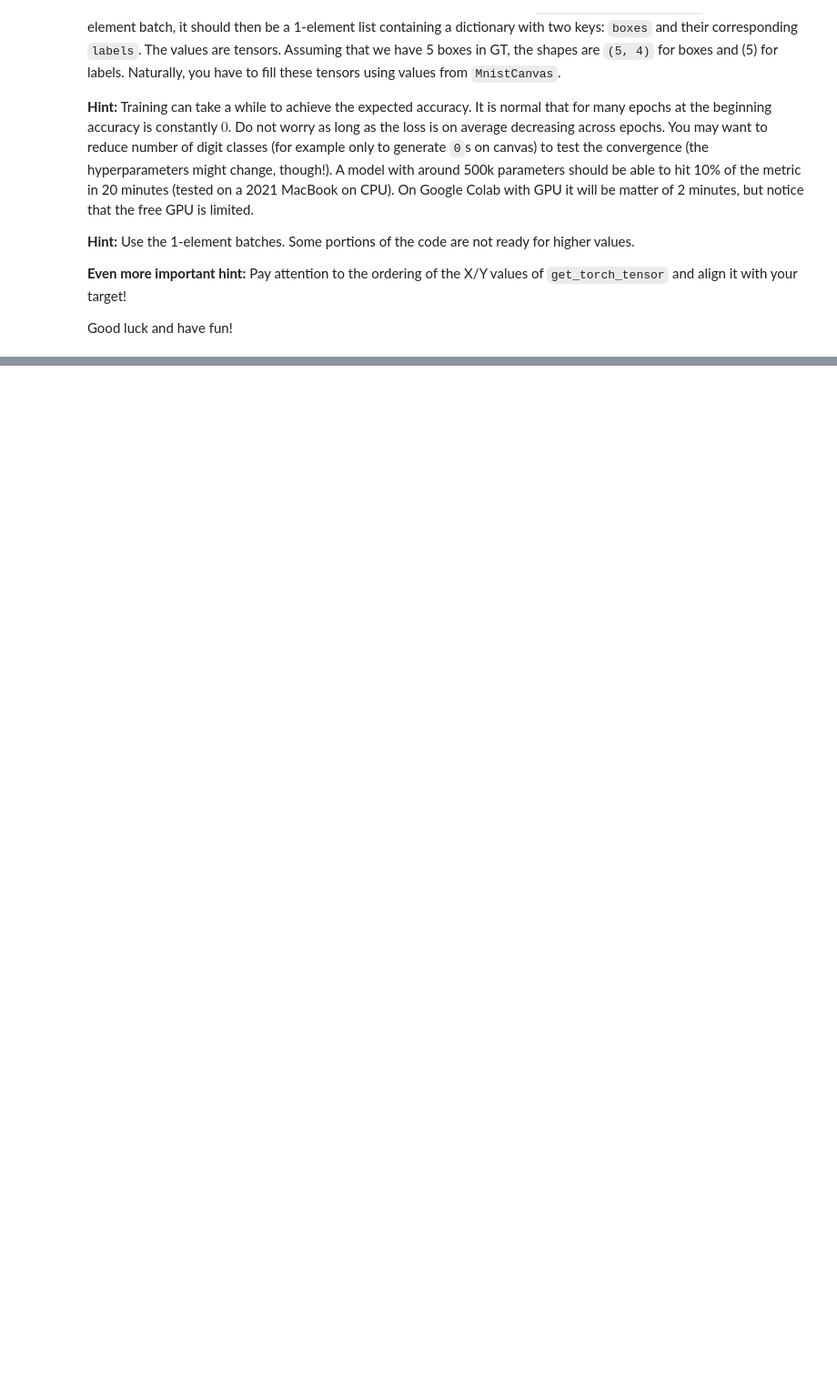
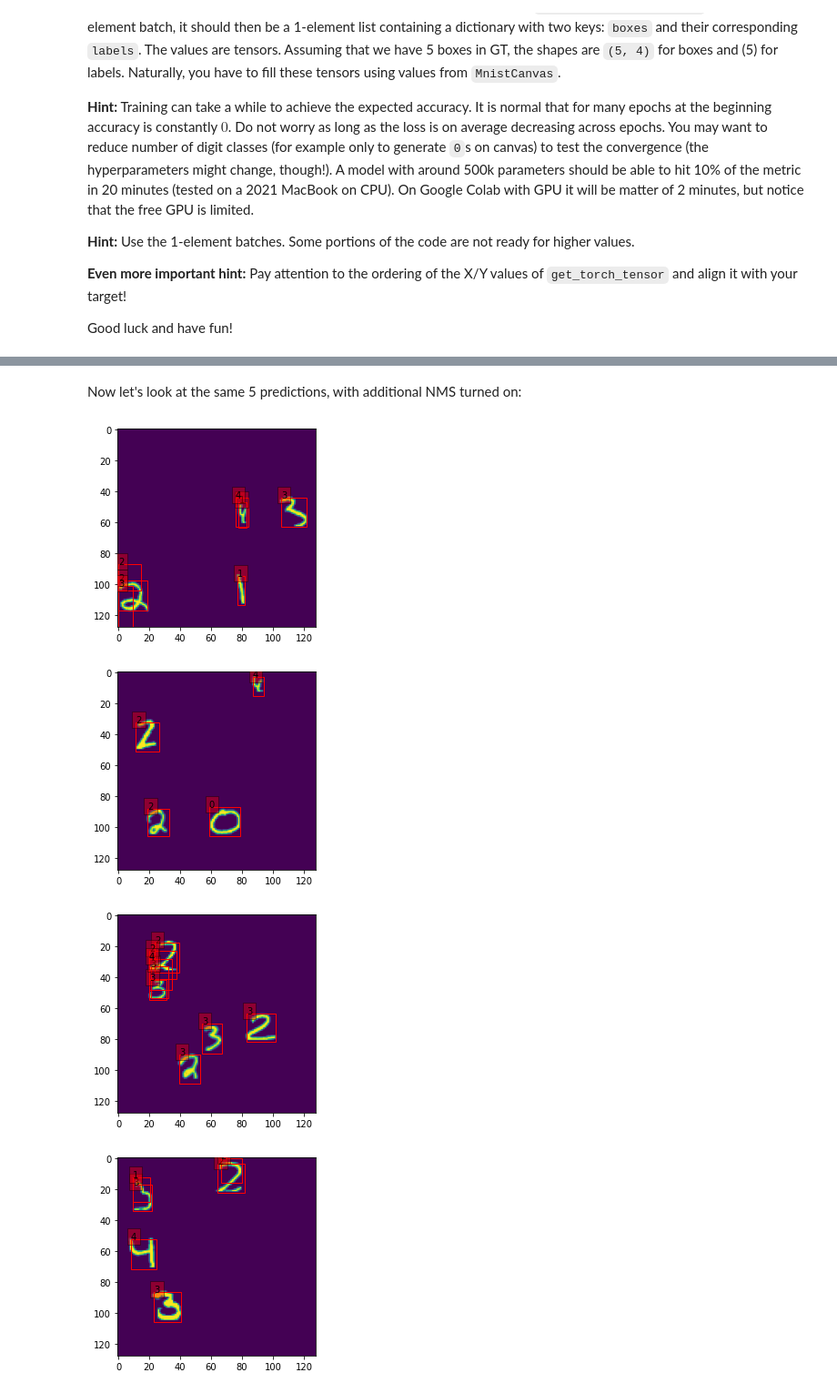
Before and after one commit to wladekpal/GSN, a Jupyter notebook: zad2/hw2_fcos_student.ipynb, the cells around one changed output, grey strips where cells are left out. Shown at 91% size. Saved outputs shown, nothing was run; the diff lists cells and outputs as text; code cells hidden in the pictures; blank space fills up the shorter version.

```diff
--- a/zad2/hw2_fcos_student.ipynb
+++ b/zad2/hw2_fcos_student.ipynb
@@ -1161,0 +1225,9 @@ EPOCH  10 LOSS: 505.1507898569107
+# %% [markdown]
+Now let's look at the same 5 predictions, with additional NMS turned on:
+# %%
+draw_predictions(fcos, random_canvas, include_nms=True)
+# %% [output]
+[figure, added]
+[figure, added]
+[figure, added]
+[figure, added]
```
Also changed, not shown: parts of 15 cells of this notebook.
